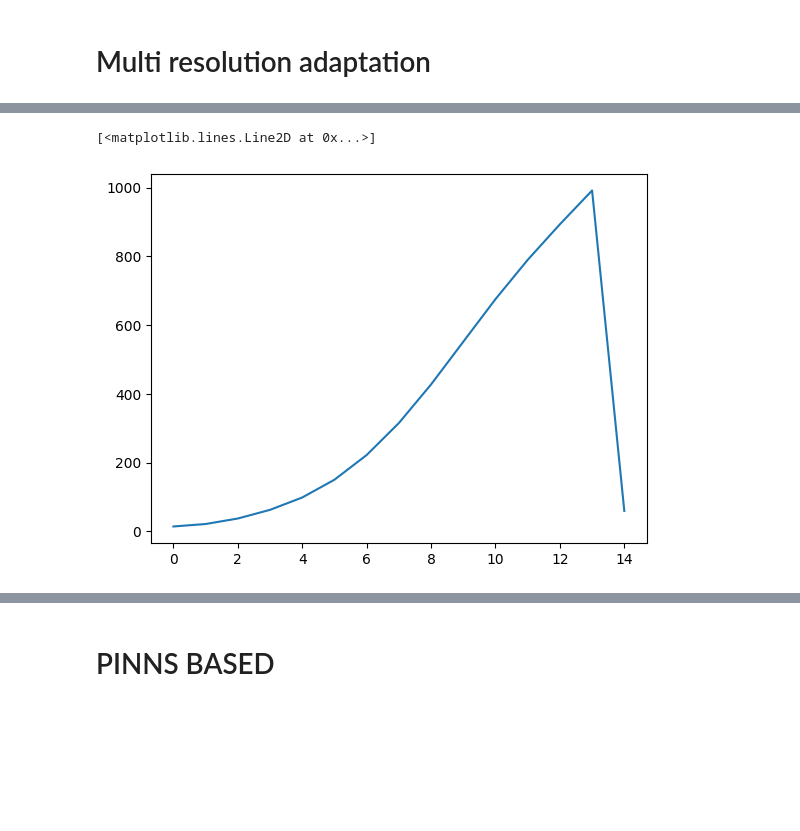
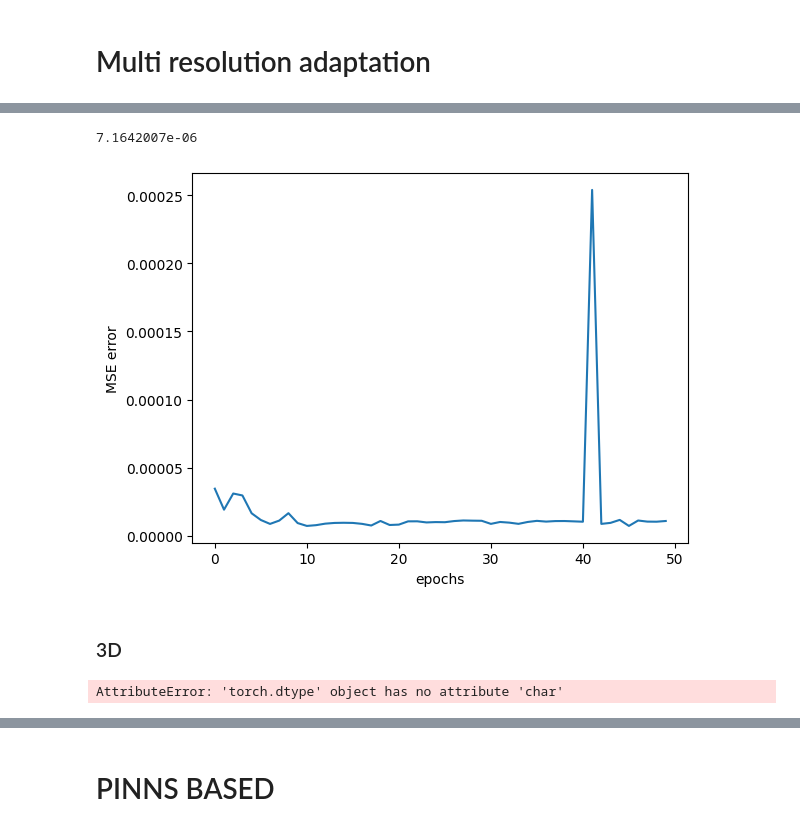
Before and after one commit to grmc1999/PhysicsSimulationDeepLearning, a Jupyter notebook: Notebooks/Diff_phys/2D_NS.ipynb, the cells around one changed output, grey strips where cells are left out. Saved outputs shown, nothing was run; the diff lists cells and outputs as text; code cells hidden in the pictures; blank space fills up the shorter version.

```diff
--- a/Notebooks/Diff_phys/2D_NS.ipynb
+++ b/Notebooks/Diff_phys/2D_NS.ipynb
@@ -106,6 +108,8 @@ from random import choice
 from einops import rearrange
 from Differentiable_simulation import Space2Tensor,Tensor2Space
 from phi.torch.flow import *
+import torch
+import time
 
 def Tensor2Space(Tensor,geometry,tensor_signature='c x y->x y c',space_signature="x:s,y:s,vector:c"):
   #return math.wrap(rearrange(Tensor[0],'c x y->x y c'),"x:s,y:s,vector:c")
@@ -120,17 +124,21 @@ class SOL_trainer(object):
       self.co_dt=time_step
       self.gt_dt=self.co_dt*self.co2gt_time_factor
 
-      self.geo_co=UniformGrid(x=self.spatial_step, y=self.spatial_step,bounds=Box(x=10.0,y=10.0))
-      self.geo_gt=UniformGrid(x=self.spatial_step*self.co2gt_spatial_factor, y=self.spatial_step*self.co2gt_spatial_factor,bounds=Box(x=10.0,y=10.0))
+      self.geo_co=UniformGrid(x=self.spatial_step, y=self.spatial_step,
+      #bounds=Box(x=10.0,y=10.0)
+      )
+      self.geo_gt=UniformGrid(x=self.spatial_step*self.co2gt_spatial_factor, y=self.spatial_step*self.co2gt_spatial_factor,
+      #bounds=Box(x=10.0,y=10.0)
+      )
       self.v_co=Field(self.geo_co,values=vec(x=tensor(0.0),y=tensor(0.0)),boundary=self.boundary) # add initial conditions
       self.v_gt=Field(self.geo_gt,values=vec(x=tensor(0.0),y=tensor(0.0)),boundary=self.boundary) # add initial conditions
 
       self.ph_model_co=physical_model(self.v_co,dt=self.co_dt,
-                                      advection_solver=(lambda v: Solve('CG-adaptive',1e-2,1e-2,x0=v)),
-                                      projection_solver=Solve('CG-adaptive',1e-2,1e-2))
+                                      advection_solver=(lambda v: Solve('CG-adaptive',1e-3,1e-3,x0=v)),
+                                      projection_solver=Solve('CG-adaptive',1e-3,1e-3))
       self.ph_model_gt=physical_model(self.v_gt,dt=self.gt_dt,
-                                      advection_solver=(lambda v: Solve('CG-adaptive',1e-4,1e-4,x0=v)),
-                                      projection_solver=Solve('CG-adaptive',1e-4,1e-4)
+                                      advection_solver=(lambda v: Solve('CG-adaptive',1e-3,1e-3,x0=v)),
+                                      projection_solver=Solve('CG-adaptive',1e-3,1e-3)
                                       )
 
       self.init_states_gt=[self.v_gt]
@@ -150,7 +158,7 @@ class SOL_trainer(object):
       #print(f"prediction correction simulation")
 
       states_pred=[self.v_co]
-      states_corr=[Tensor2Space(1e-3*self.st_model(Space2Tensor(self.v_co,self.geo_co)),self.geo_co)]
+      states_corr=[Tensor2Space(1e-3*torch.nn.functional.tanh(self.st_model(Space2Tensor(self.v_co,self.geo_co))),self.geo_co)]
 
       states_pred=[self.v_co+states_corr[-1]]
 
@@ -158,11 +166,14 @@ class SOL_trainer(object):
       for i in range(self.n_steps):
 
         # Step last in states_pred
+        start=time.time()
         states_pred.append(self.ph_model_co.step(states_pred[-1]))
         # Correct with model of last states_pred
-        states_corr.append(Tensor2Space(1e-3*self.st_model(Space2Tensor(states_pred[-1],self.geo_co)),self.geo_co))
+        states_corr.append(Tensor2Space(1e-3*torch.nn.functional.tanh(self.st_model(Space2Tensor(states_pred[-1],self.geo_co))),self.geo_co))
+        end=time.time()
         # Sum correction to last in states pred
         states_pred[-1]=states_pred[-1]+states_corr[-1]
+        print(end-start)
 
       states_pred=list(map(lambda corr:Space2Tensor(corr,self.geo_gt),states_pred))
 
@@ -185,7 +196,7 @@ class SOL_trainer(object):
         #print(f"epoch {i}")
         gt_batch=[]
         co_batch=[]
-        for b in range(5):
+        for b in range(10):
           print(f"making batch {b}")
           self.v_gt=choice(self.init_states_gt)
           states_gt=self.forward_fine_grained()
@@ -235,7 +246,7 @@ boundary = {'x-': vec(x=0.5,y=0.0),
 model=simple_cnn_model().train()
 optimizer=torch.optim.Adam(model.parameters(),lr=1e-4)
 T=SOL_trainer(boundary,model,optimizer,
-              simulation_steps=2,spatial_step=64,time_step=0.1,coarse_to_fine_timefactor=1/4,co2gt_spatial_factor=1)
+              simulation_steps=3,spatial_step=64,time_step=0.01,coarse_to_fine_timefactor=1/2,co2gt_spatial_factor=1)
 # %%
 ll=[]
 # %%
@@ -321,5 +368,12 @@ Diverged: Solve diverged within 162 iterations using Φ-ML CG (PyTorch*)
 # %%
+import numpy as np
 plt.plot(ll)
+plt.xlabel("epochs")
+plt.ylabel("MSE error")
+np.array(ll).min()
+# 0.29 sec
 # %% [output]
-[<matplotlib.lines.Line2D at 0x...>]
+7.1642007e-06
-[figure, old version]
+[figure, new version]
+# %% [markdown]
+### 3D
@@ -325,0 +403,4 @@ plt.plot(ll)
+# %%
+phy.step(phi_w)
+# %% [output]
+AttributeError: 'torch.dtype' object has no attribute 'char'
```
Also changed, not shown: parts of 9 cells of this notebook, 2 other files.
